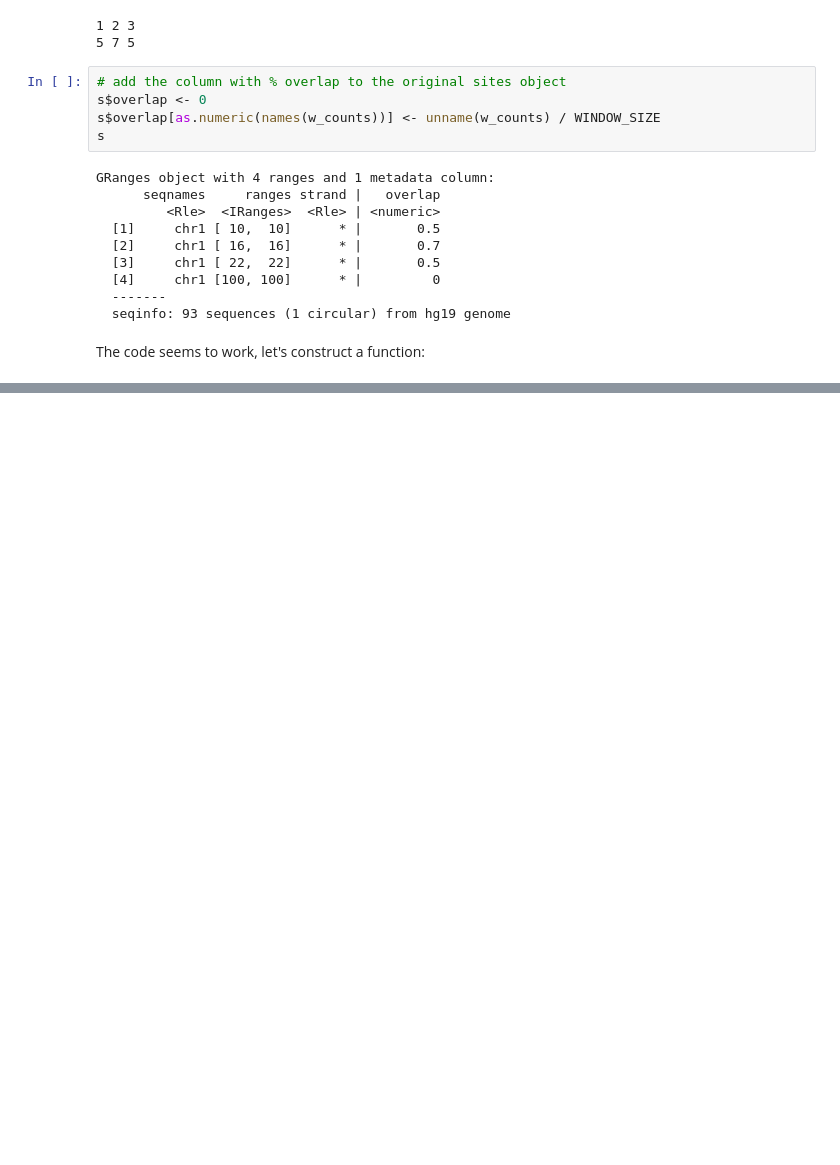
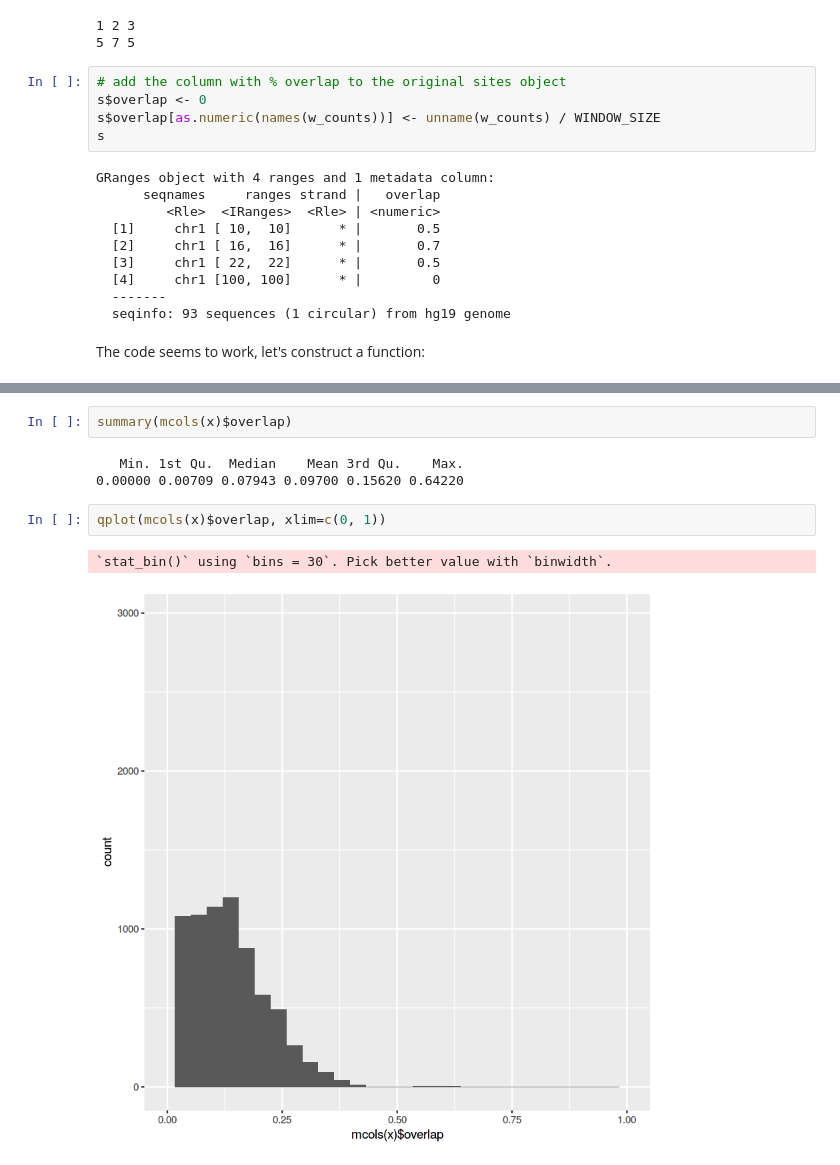
Before and after one commit to bodkan/nea-over-time, a Jupyter notebook: notebooks/introgression_predictors.ipynb, the cells around one changed output, grey strips where cells are left out. Cells and saved outputs as stored; diff of their text form; blank space fills up the shorter version.

```diff
--- a/notebooks/introgression_predictors.ipynb
+++ b/notebooks/introgression_predictors.ipynb
@@ -302,0 +316,10 @@ GRanges object with 4 ranges and 0 metadata columns:
+# %%
+summary(mcols(x)$overlap)
+# %% [output]
+   Min. 1st Qu.  Median    Mean 3rd Qu.    Max.
+0.00000 0.00709 0.07943 0.09700 0.15620 0.64220
+# %%
+qplot(mcols(x)$overlap, xlim=c(0, 1))
+# %% [output]
+`stat_bin()` using `bins = 30`. Pick better value with `binwidth`.
+[figure, added]
```
Also changed, not shown: parts of 21 cells of this notebook.
